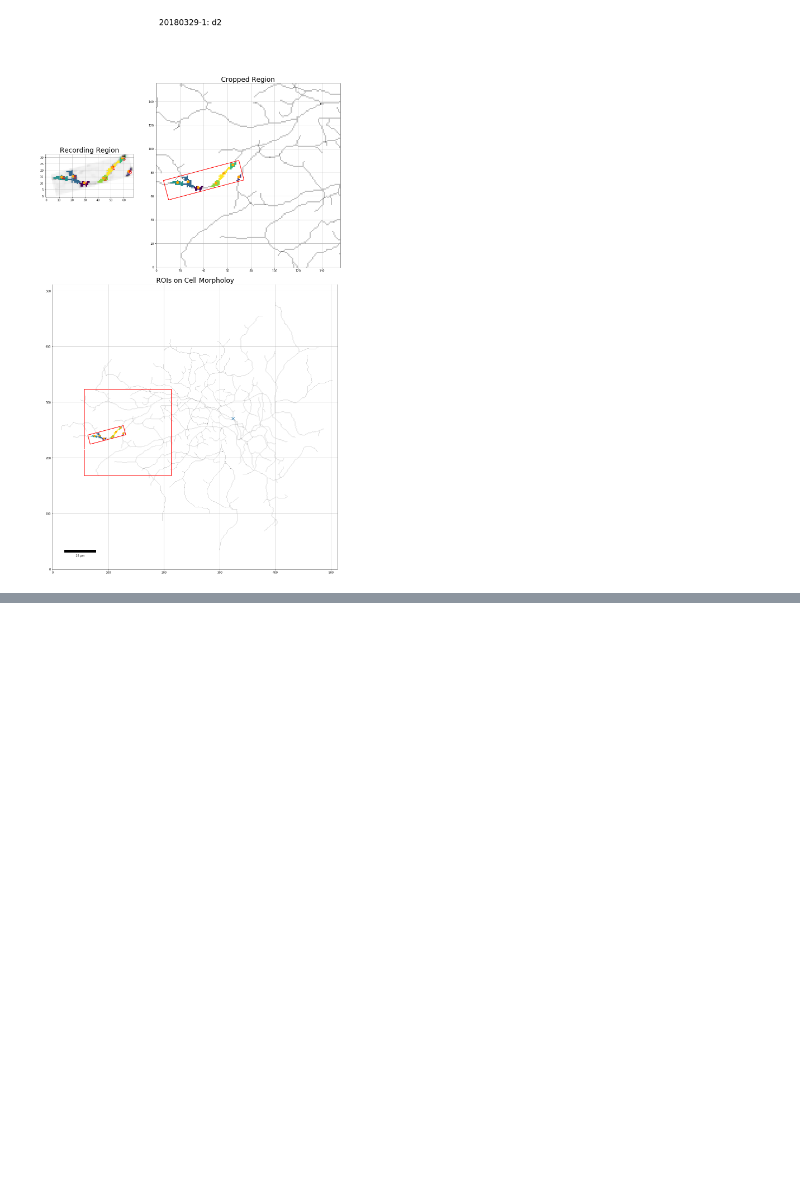
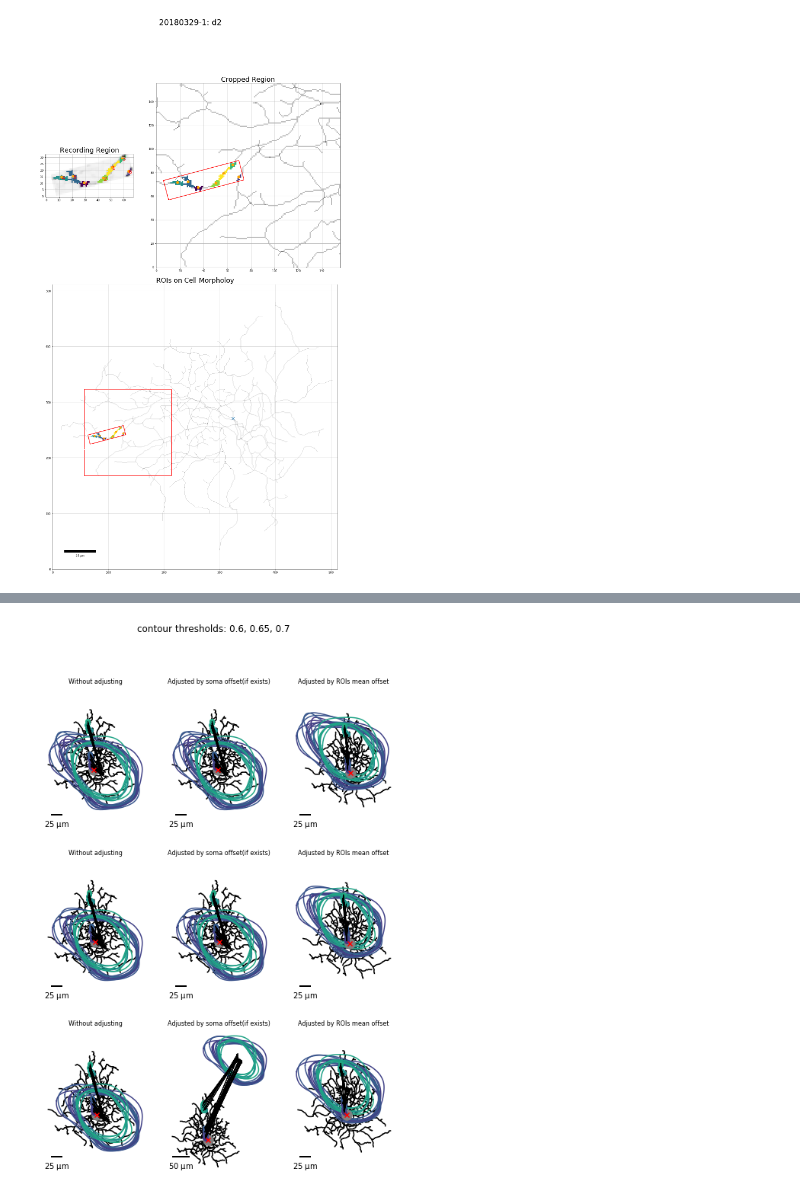
Before and after one commit to huangziwei/RoisPy2, a Jupyter notebook: notebooks/example.ipynb, the cells around one changed output, grey strips where cells are left out. Cells and saved outputs as stored; diff of their text form; code cells hidden in the pictures; blank space fills up the shorter version.

```diff
--- a/notebooks/example.ipynb
+++ b/notebooks/example.ipynb
@@ -37,0 +84,4 @@ INFO:root:  The ROI coordinates have been adjusted!
+# %%
+fig_cntr, ax_cntr = c.plot_cntr()
+# %% [output]
+[figure, added]
```
Also changed, not shown: parts of 11 cells of this notebook, 35 other files.
